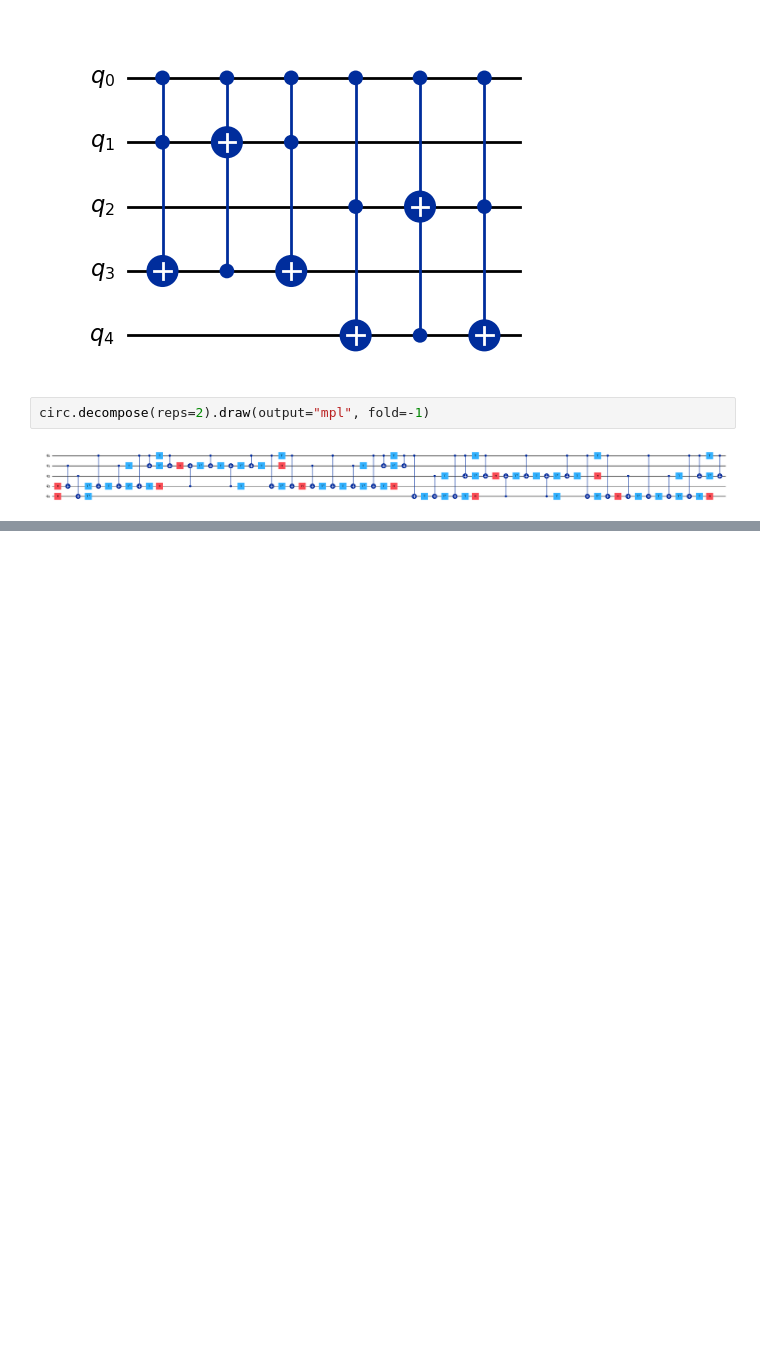
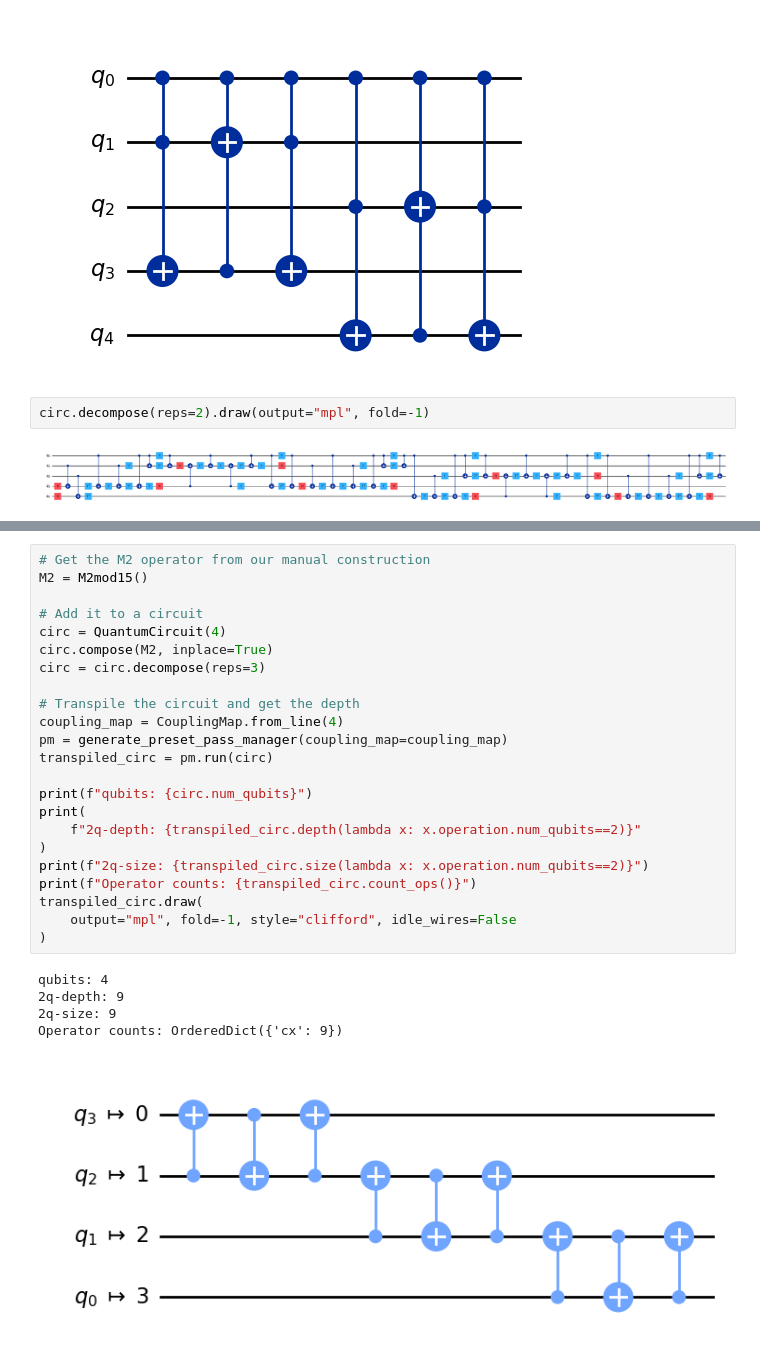
Before and after one commit to raopremrao/Learning-Qiskit-2, a Jupyter notebook: Qiskit in the Classroom/05_Shor's Algorithm/shor_Algorithm.ipynb, the cells around one changed output, grey strips where cells are left out. Cells and saved outputs as stored; diff of their text form; blank space fills up the shorter version.

```diff
--- a/Qiskit in the Classroom/05_Shor's Algorithm/shor_Algorithm.ipynb
+++ b/Qiskit in the Classroom/05_Shor's Algorithm/shor_Algorithm.ipynb
@@ -160,0 +207,29 @@ circ.decompose(reps=2).draw(output="mpl", fold=-1)
+# %%
+# Get the M2 operator from our manual construction
+M2 = M2mod15()
+
+# Add it to a circuit
+circ = QuantumCircuit(4)
+circ.compose(M2, inplace=True)
+circ = circ.decompose(reps=3)
+
+# Transpile the circuit and get the depth
+coupling_map = CouplingMap.from_line(4)
+pm = generate_preset_pass_manager(coupling_map=coupling_map)
+transpiled_circ = pm.run(circ)
+
+print(f"qubits: {circ.num_qubits}")
+print(
+    f"2q-depth: {transpiled_circ.depth(lambda x: x.operation.num_qubits==2)}"
+)
+print(f"2q-size: {transpiled_circ.size(lambda x: x.operation.num_qubits==2)}")
+print(f"Operator counts: {transpiled_circ.count_ops()}")
+transpiled_circ.draw(
+    output="mpl", fold=-1, style="clifford", idle_wires=False
+)
+# %% [output]
+qubits: 4
+2q-depth: 9
+2q-size: 9
+Operator counts: OrderedDict({'cx': 9})
+[figure, added]
```
Also changed, not shown: parts of 18 cells of this notebook.
